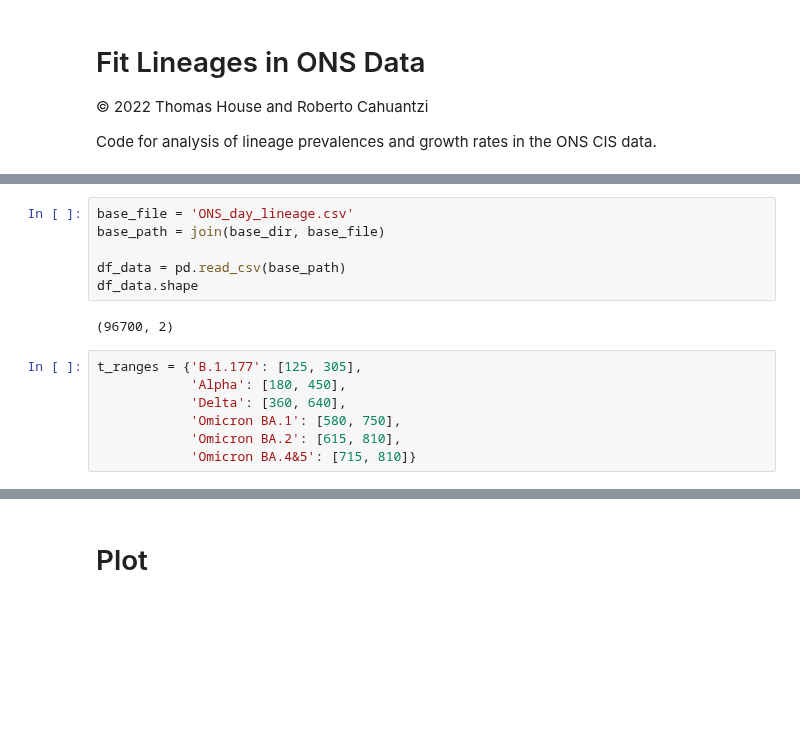
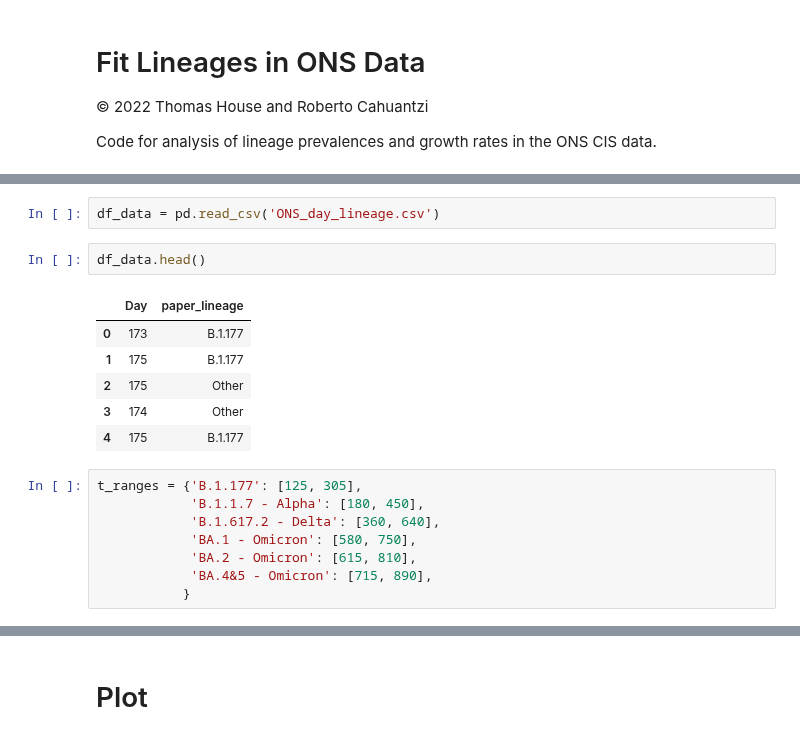
Before and after one commit to thomasallanhouse/covid19-lineages, a Jupyter notebook: fit_lineages.ipynb, the cells around one changed output, grey strips where cells are left out. Saved outputs shown, nothing was run; the diff lists cells and outputs as text; blank space fills up the shorter version.

```diff
--- a/fit_lineages.ipynb
+++ b/fit_lineages.ipynb
@@ -38,21 +50,25 @@ maincols = ['#888888',
 base_dir = './'
 
 np.random.seed(397)
-# %%
-base_file = 'ONS_day_lineage.csv'
-base_path = join(base_dir, base_file)
-
-df_data = pd.read_csv(base_path)
-df_data.shape
-# %% [output]
-(96700, 2)
+# %%
+df_data = pd.read_csv('ONS_day_lineage.csv')
+# %%
+df_data.head()
+# %% [output]
+|  | Day | paper_lineage |
+| 0 | 173 | B.1.177 |
+| 1 | 175 | B.1.177 |
+| 2 | 175 | Other |
+| 3 | 174 | Other |
+| 4 | 175 | B.1.177 |
 # %%
 t_ranges = {'B.1.177': [125, 305],
-            'Alpha': [180, 450],
-            'Delta': [360, 640],
-            'Omicron BA.1': [580, 750],
-            'Omicron BA.2': [615, 810],
-            'Omicron BA.4&5': [715, 810]}
+            'B.1.1.7 - Alpha': [180, 450],
+            'B.1.617.2 - Delta': [360, 640],
+            'BA.1 - Omicron': [580, 750],
+            'BA.2 - Omicron': [615, 810],
+            'BA.4&5 - Omicron': [715, 890],
+           }
 # %%
 df_counts = LineageCounts(df_data, dict_lineages, t_ranges)
 
```
Also changed, not shown: parts of 9 cells of this notebook, 37 other files.
